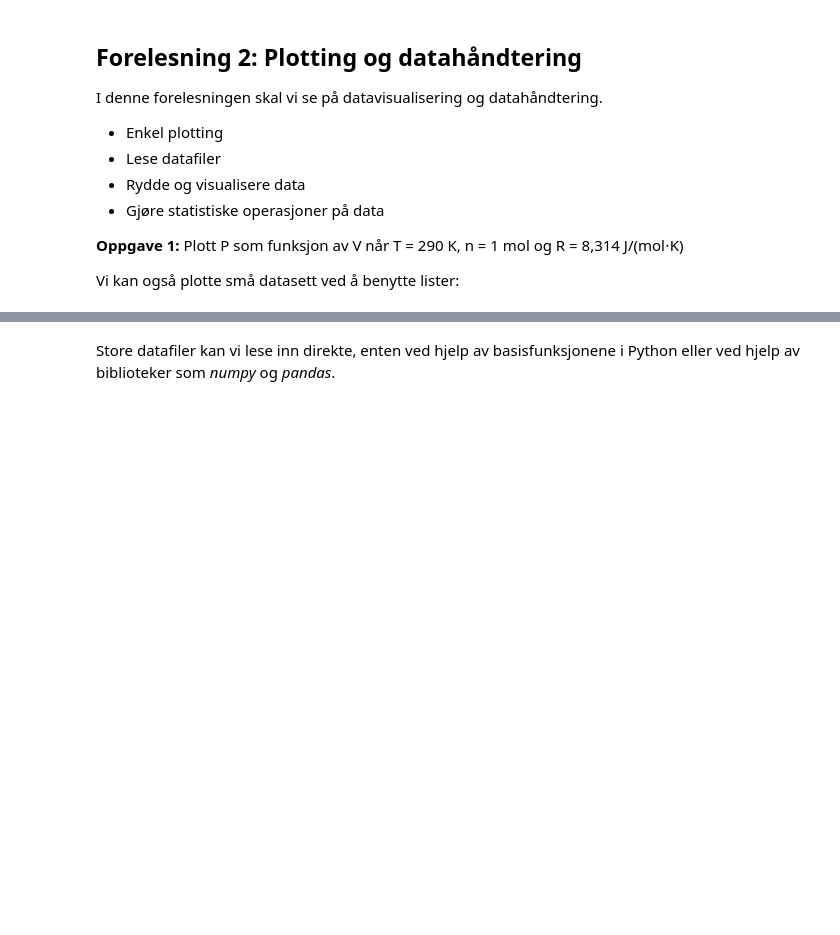
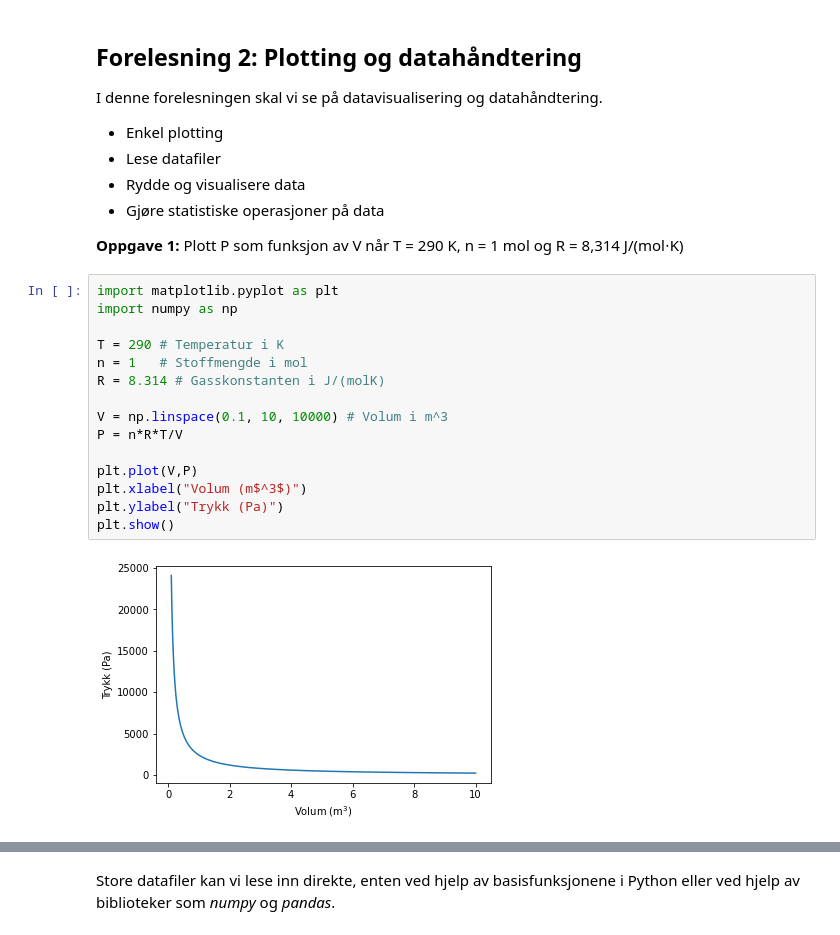
Before and after one commit to andreasdh/programmering-i-kjemi, a Jupyter notebook: docs/forelesninger/forelesning2_2021.ipynb, the cells around one changed output, grey strips where cells are left out. Drawn from its saved outputs; the diff is of its cells as text; blank space fills up the shorter version.

```diff
--- a/docs/forelesninger/forelesning2_2021.ipynb
+++ b/docs/forelesninger/forelesning2_2021.ipynb
@@ -7,5 +7,20 @@ I denne forelesningen skal vi se på datavisualisering og datahåndtering.
 - Gjøre statistiske operasjoner på data
 
 __Oppgave 1:__ Plott P som funksjon av V når T = 290 K, n = 1 mol og R = 8,314 J/(mol⋅K)
-
-Vi kan også plotte små datasett ved å benytte lister:
+# %%
+import matplotlib.pyplot as plt
+import numpy as np
+
+T = 290 # Temperatur i K
+n = 1   # Stoffmengde i mol
+R = 8.314 # Gasskonstanten i J/(molK)
+
+V = np.linspace(0.1, 10, 10000) # Volum i m^3
+P = n*R*T/V
+
+plt.plot(V,P)
+plt.xlabel("Volum (m$^3$)")
+plt.ylabel("Trykk (Pa)")
+plt.show()
+# %% [output]
+[figure, added]
```
Also changed, not shown: parts of 15 cells of this notebook.
